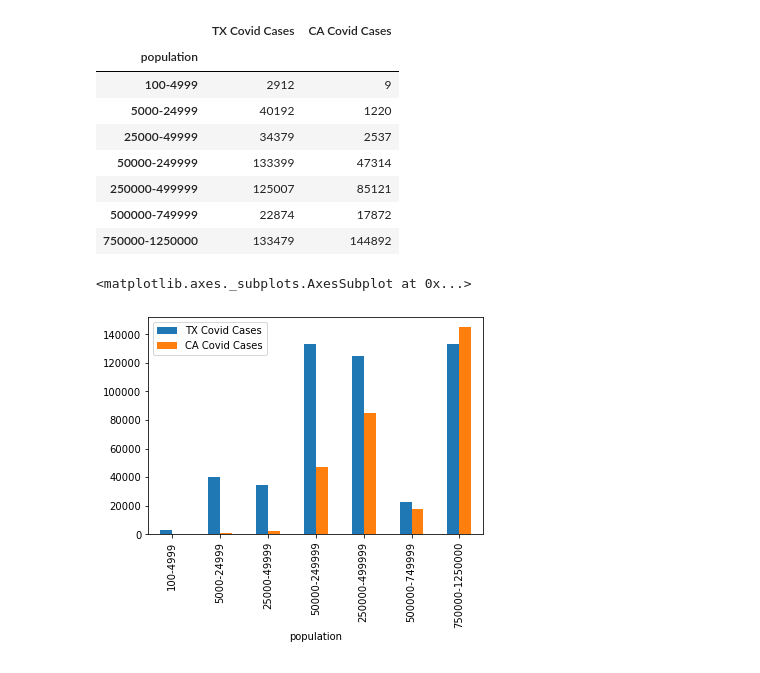
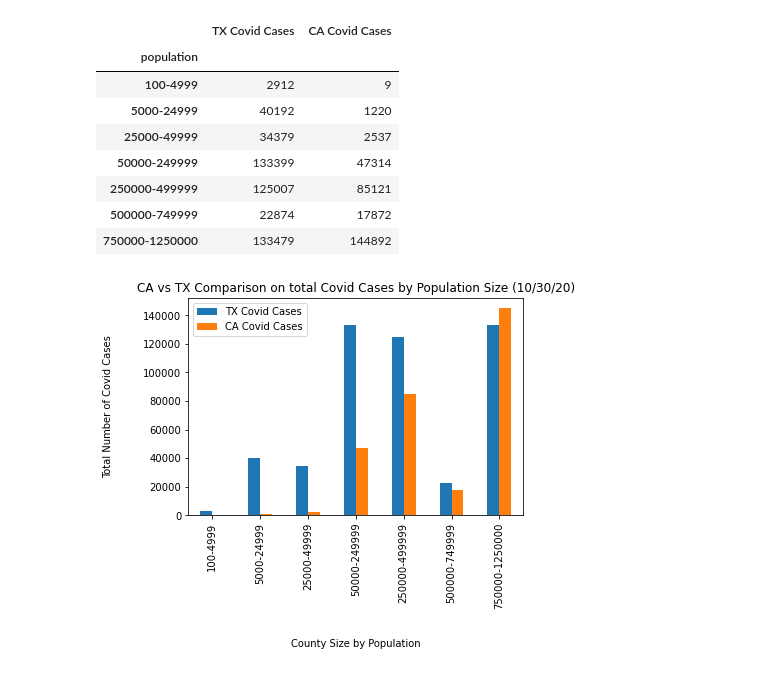
Before and after one commit to shadiaduery/bootcamp-group_project-1, a Jupyter notebook: Analysis/Covid_Binning_Analysis_Shadia.ipynb, the cells around one changed output. Saved outputs shown, nothing was run; the diff lists cells and outputs as text; code cells hidden in the pictures.

Commit message:
updated bar graph

```diff
--- a/Analysis/Covid_Binning_Analysis_Shadia.ipynb
+++ b/Analysis/Covid_Binning_Analysis_Shadia.ipynb
@@ -122,10 +122,13 @@ TX_CA_pop_bins
 | 250000-499999 | 125007 | 85121 |
 | 500000-749999 | 22874 | 17872 |
 | 750000-1250000 | 133479 | 144892 |
-# %%
-# Comparison Graph on Total Covid Cases by county population size
-
-TX_CA_pop_bins.plot(kind="bar")
-# %% [output]
-<matplotlib.axes._subplots.AxesSubplot at 0x...>
-[figure, removed]
+# %%
+# Comparison Graph on Total Covid Cases by county population size
+
+TX_CA_pop_bins = TX_CA_pop_bins.plot(kind="bar")
+TX_CA_pop_bins.set_ylabel("Total Number of Covid Cases", labelpad=30)
+TX_CA_pop_bins.set_xlabel("County Size by Population", labelpad=30)
+TX_CA_pop_bins.set_title("CA vs TX Comparison on total Covid Cases by Population Size (10/30/20)")
+plt.savefig("../Images/Total_Infection_Comparison.png")
+# %% [output]
+[figure, added]
```
Also changed, not shown: 1 other file.
